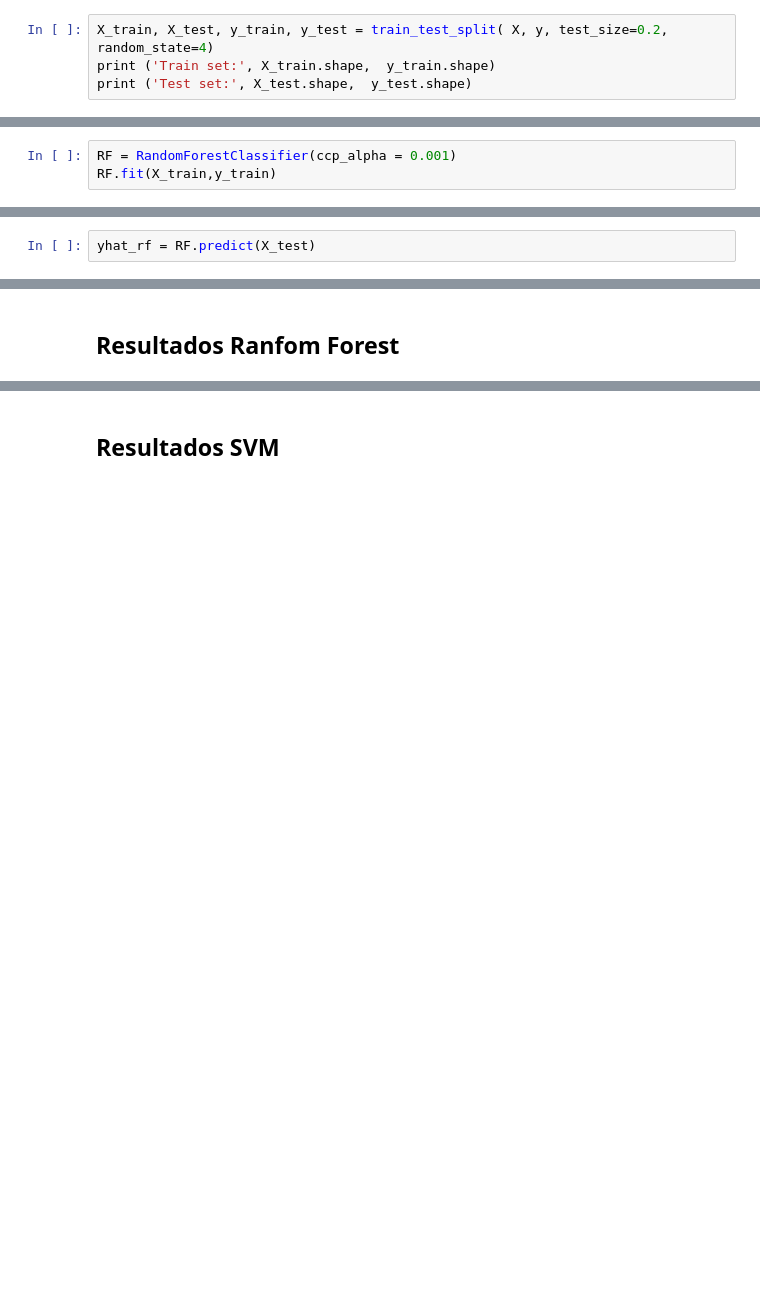
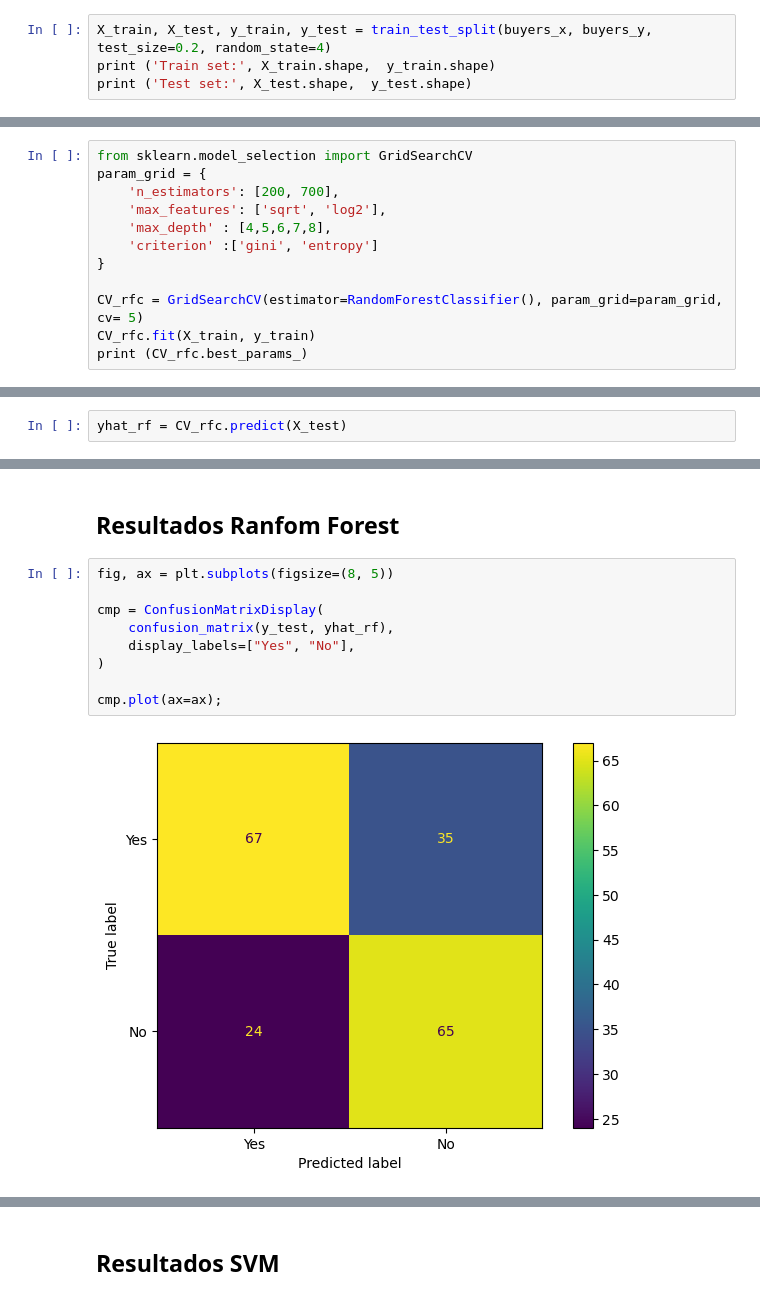
Before and after one commit to DrMalvavisco/final_project-ds_santander-f3-team6-machine_learning_in_Python, a Jupyter notebook: Proyecto_NB_SVM_RF_Luis.ipynb, the cells around one changed output, grey strips where cells are left out. Cells and saved outputs as stored; diff of their text form; blank space fills up the shorter version.

```diff
--- a/Proyecto_NB_SVM_RF_Luis.ipynb
+++ b/Proyecto_NB_SVM_RF_Luis.ipynb
@@ -121,5 +94,5 @@ Dividiremos los datos en un 80% para entrenamiento y el 20% restante para probar
 # %%
-X_train, X_test, y_train, y_test = train_test_split( X, y, test_size=0.2, random_state=4)
+X_train, X_test, y_train, y_test = train_test_split(buyers_x, buyers_y, test_size=0.2, random_state=4)
 print ('Train set:', X_train.shape,  y_train.shape)
 print ('Test set:', X_test.shape,  y_test.shape)
 # %% [output]
@@ -129,6 +102,3 @@ Test set: (193, 30) (193,)
 # Modelos de clasificación
 # %% [markdown]
 ## Random Forest
-# %%
-RF = RandomForestClassifier(ccp_alpha = 0.001)
-RF.fit(X_train,y_train)
@@ -136,0 +105,12 @@ RandomForestClassifier(ccp_alpha=0.001)
+# %%
+from sklearn.model_selection import GridSearchCV
+param_grid = {
+    'n_estimators': [200, 700],
+    'max_features': ['sqrt', 'log2'],
+    'max_depth' : [4,5,6,7,8],
+    'criterion' :['gini', 'entropy']
+}
+
+CV_rfc = GridSearchCV(estimator=RandomForestClassifier(), param_grid=param_grid, cv= 5)
+CV_rfc.fit(X_train, y_train)
+print (CV_rfc.best_params_)
@@ -137,7 +119,7 @@ RandomForestClassifier(ccp_alpha=0.001)
 # %% [markdown]
 Ahora vamos a predecir usando nuestros datos de pruebas
 # %%
-yhat_rf = RF.predict(X_test)
+yhat_rf = CV_rfc.predict(X_test)
 # %% [markdown]
 ## SVM
 # %%
@@ -178,6 +177,17 @@ yhat_nb = NB.predict(X_test)
 # Evaluación
 # %% [markdown]
 ## Resultados Ranfom Forest
+# %%
+fig, ax = plt.subplots(figsize=(8, 5))
+
+cmp = ConfusionMatrixDisplay(
+    confusion_matrix(y_test, yhat_rf),
+    display_labels=["Yes", "No"],
+)
+
+cmp.plot(ax=ax);
+# %% [output]
+[figure, added]
 # %%
 print(classification_report(y_test, yhat_rf))
 # %% [output]
```
Also changed, not shown: parts of 35 cells of this notebook.
